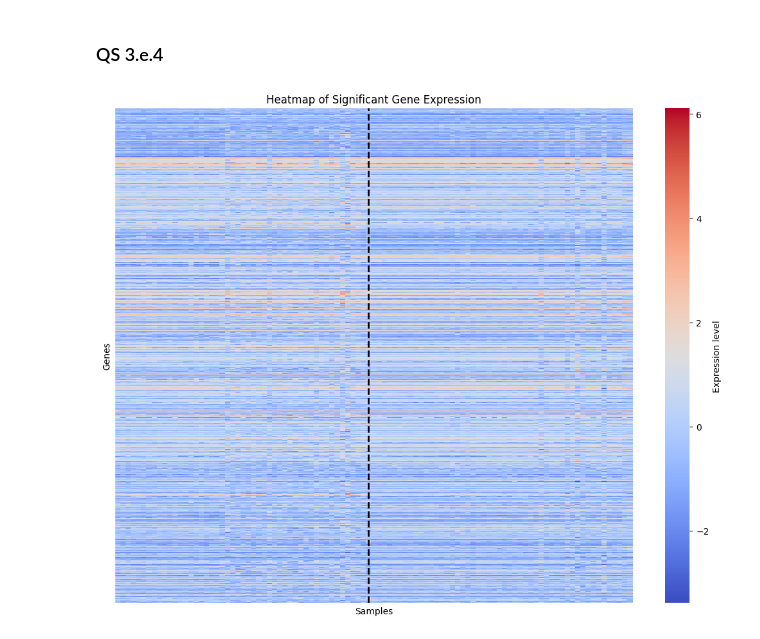
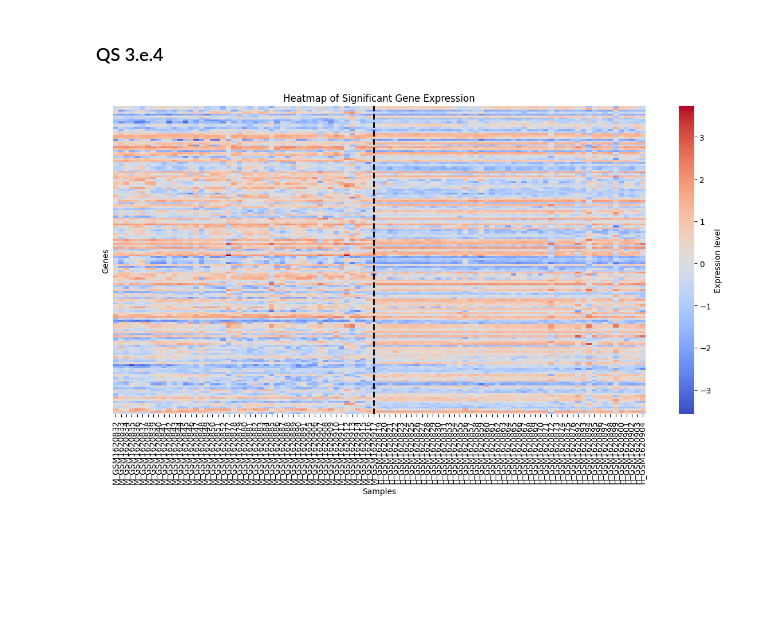
Before and after one commit to aviferdman/Statistics-and-Data-Analysis, a Jupyter notebook: hw4/324369412_316420132.ipynb, the cells around one changed output. Saved outputs shown, nothing was run; the diff lists cells and outputs as text; code cells hidden in the pictures; blank space fills up the shorter version.

```diff
--- a/hw4/324369412_316420132.ipynb
+++ b/hw4/324369412_316420132.ipynb
@@ -782,16 +788,37 @@ plot_heatmap(df_filtered)
 # %% [markdown]
 ### QS 3.e.4
-# %%
-tau = 0.005
-
-t_overexpressed_genes = t_overexpressed_m[t_overexpressed_m['p_t_greater'] < tau]['Gene']
-t_underexpressed_genes = t_underexpressed_m[t_underexpressed_m['p_t_less'] < tau]['Gene']
-wrs_overexpressed_genes = wrs_overexpressed_m[wrs_overexpressed_m['p_wrs_greater'] < tau]['Gene']
-wrs_underexpressed_genes = wrs_underexpressed_m[wrs_underexpressed_m['p_wrs_less'] < tau]['Gene']
-
-all_original_significant_genes = set(wrs_overexpressed_genes).union(set(wrs_underexpressed_genes))
-
-df_filtered = df_cleaned.loc[df_cleaned.index.isin(all_original_significant_genes)]
-plot_heatmap(df_filtered)
-# %% [output]
-[figure, removed]
+# %%
+def plot_heatmap(df_filtered):
+    # Normalize the data using z-score normalization
+    scaler = StandardScaler()
+    df_scaled = pd.DataFrame(scaler.fit_transform(df_filtered), columns=df_filtered.columns, index=df_filtered.index)
+
+    # Separate columns based on the sample labels containing 'M' or 'H'
+    H_samples = df_scaled.columns[df_scaled.columns.str.startswith('H_')]
+    M_samples = df_scaled.columns[df_scaled.columns.str.startswith('M_')]
+
+    # Reorder the columns: first the M samples, then the H samples
+    ordered_columns = M_samples.append(H_samples)
+
+    # Reorder the dataframe based on the new column order
+    df_ordered = df_scaled[ordered_columns]
+
+    # Plot the heatmap with reordered columns and no labels
+    plt.figure(figsize=(15, 7))  # Set the figure size
+    sns.heatmap(df_ordered, cmap='coolwarm', cbar_kws={'label': 'Expression level'},
+                xticklabels=True, yticklabels=False, cbar=True)
+
+    # Add a vertical line between M and H samples
+    plt.axvline(x=len(M_samples)-0.5, color='k', linewidth=2, linestyle='--')
+
+    # Title and labels for clarity
+    plt.title('Heatmap of Significant Gene Expression')
+    plt.xlabel('Samples')
+    plt.ylabel('Genes')
+
+    plt.show()
+# %%
+df_filtered = df_cleaned.loc[df_cleaned.index.isin(D["Gene"].values)]
+plot_heatmap(df_filtered)
+# %% [output]
+[figure, added]
```
Also changed, not shown: parts of 11 cells of this notebook.
